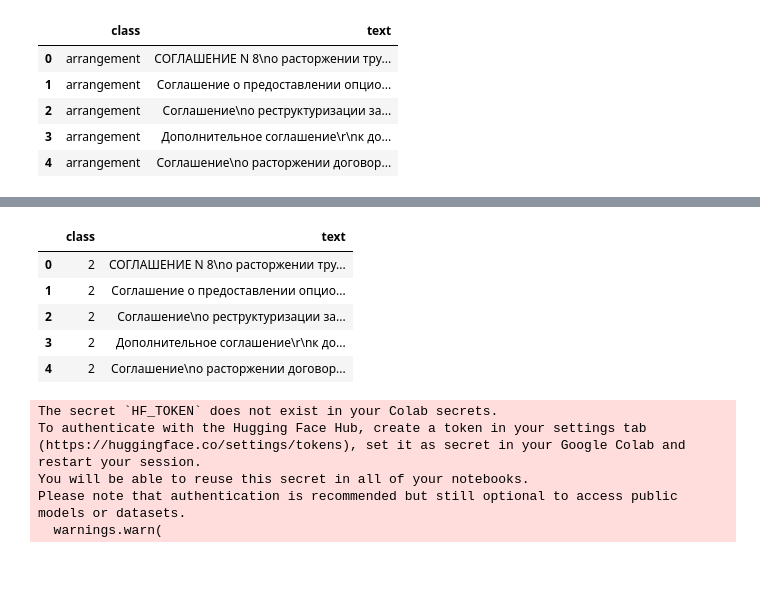
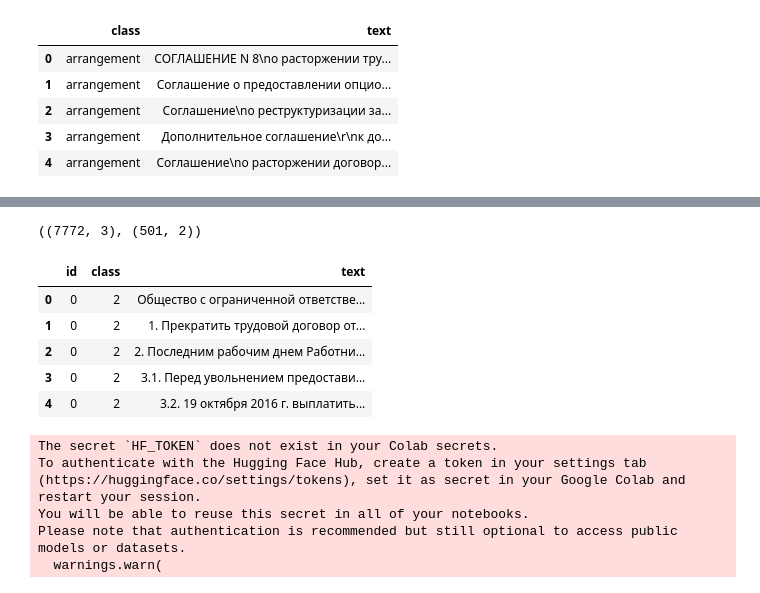
Before and after one commit to Samoed/text_classification_hackaton, a Jupyter notebook: notebooks/bert.ipynb, the cells around one changed output, grey strips where cells are left out. Cells and saved outputs as stored; diff of their text form; code cells hidden in the pictures.

```diff
--- a/notebooks/bert.ipynb
+++ b/notebooks/bert.ipynb
@@ -74,0 +98,18 @@ train_data.head()
+# %%
+data = []
+
+paragraphs = 0
+for idx, row in train_data.iterrows():
+    target = row["class"]
+    text = row["text"]
+
+    for paragraph in text.split("\n"):
+        if len(paragraph) > 0:
+            paragraph = paragraph.replace("\r", " ").replace("\t", " ")
+            paragraph = re.sub(r"\s+", " ", paragraph)
+            if len(paragraph.split(" ")) < 10:
+                continue
+            data.append({"id": idx, "class": target, "text": paragraph})
+# %%
+df = pd.DataFrame(data)
+df.head()
@@ -75,13 +123,17 @@ train_data.head()
+# %%
+df.shape, train_data.shape
+# %% [output]
+((7772, 3), (501, 2))
 # %%
 le = LabelEncoder()
 
-train_data["class"] = le.fit_transform(train_data["class"])
-train_data.head()
+df["class"] = le.fit_transform(df["class"])
+df.head()
 # %% [output]
-|  | class | text |
-| 0 | 2 | СОГЛАШЕНИЕ N 8\nо расторжении тру... |
-| 1 | 2 | Соглашение о предоставлении опцио... |
-| 2 | 2 | Соглашение\nо реструктуризации за... |
-| 3 | 2 | Дополнительное соглашение\r\nк до... |
-| 4 | 2 | Соглашение\nо расторжении договор... |
+|  | id | class | text |
+| 0 | 0 | 2 | Общество с ограниченной ответстве... |
+| 1 | 0 | 2 | 1. Прекратить трудовой договор от... |
+| 2 | 0 | 2 | 2. Последним рабочим днем Работни... |
+| 3 | 0 | 2 | 3.1. Перед увольнением предостави... |
+| 4 | 0 | 2 | 3.2. 19 октября 2016 г. выплатить... |
 # %%
```
Also changed, not shown: parts of 16 cells of this notebook.
